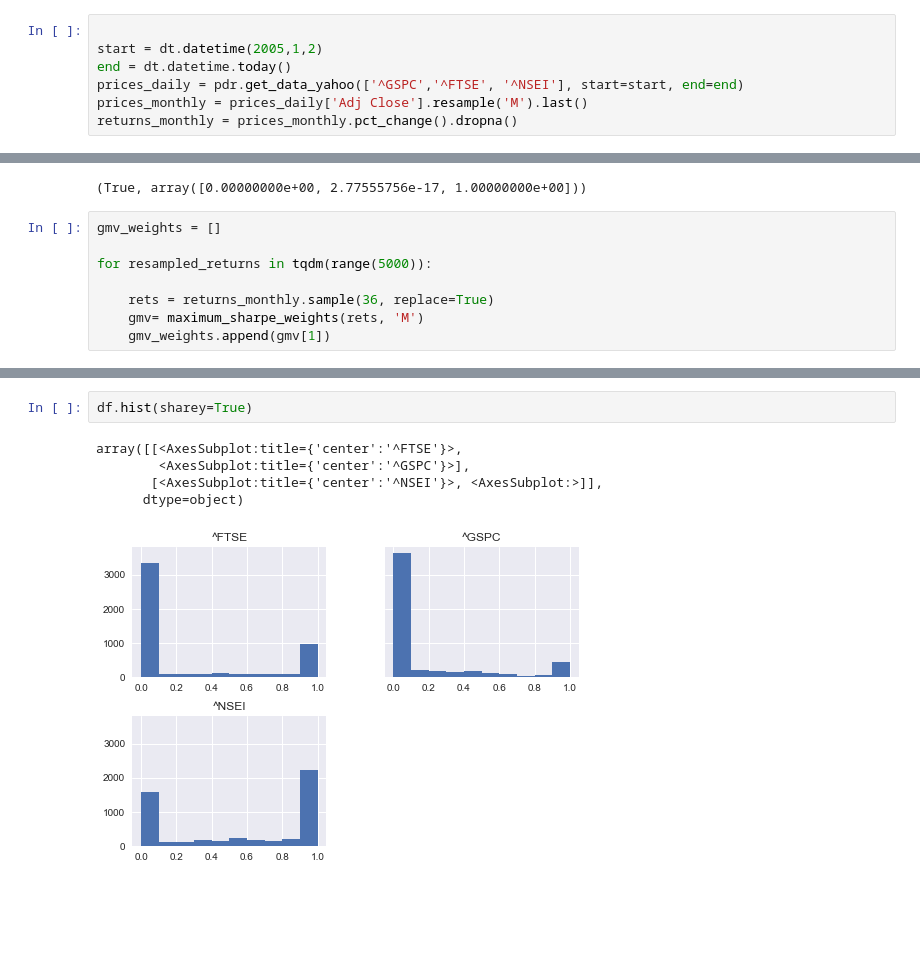
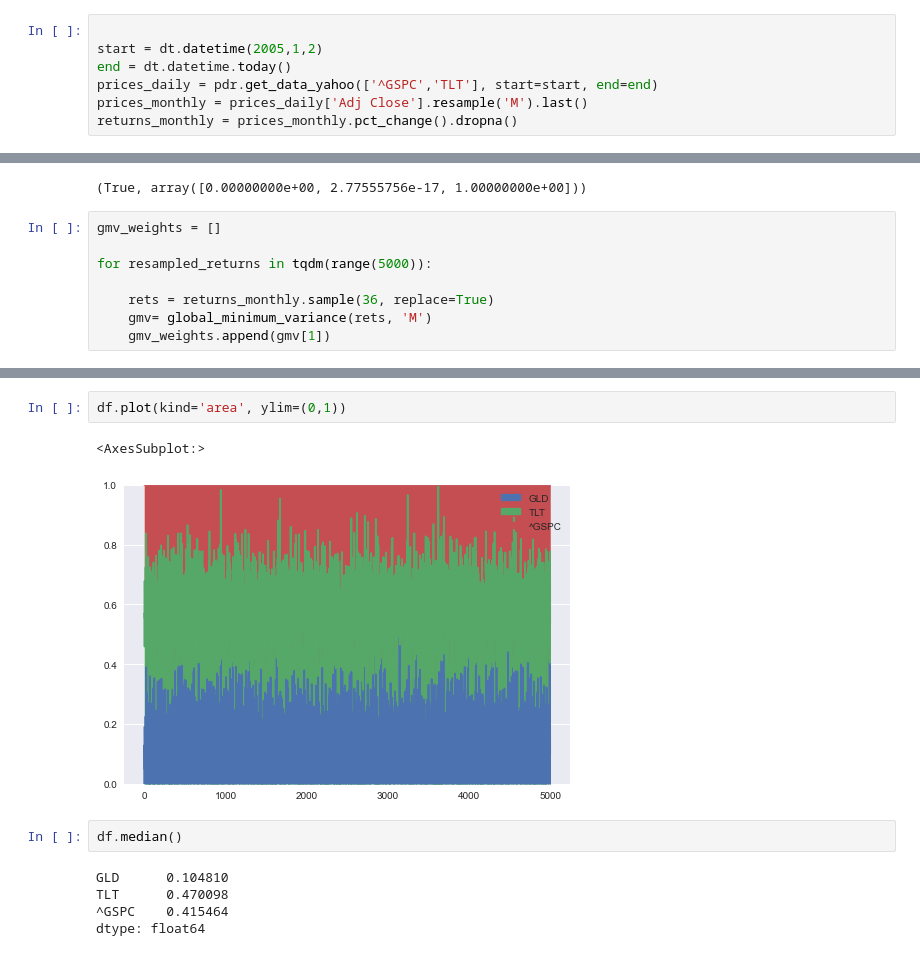
Before and after one commit to Ashrit-K/PyPortfolio, a Jupyter notebook: test.ipynb, the cells around one changed output, grey strips where cells are left out. Saved outputs shown, nothing was run; the diff lists cells and outputs as text; blank space fills up the shorter version.

```diff
--- a/test.ipynb
+++ b/test.ipynb
@@ -17,7 +16,7 @@ The autoreload extension is already loaded. To reload it, use:
 
 start = dt.datetime(2005,1,2)
 end = dt.datetime.today()
-prices_daily = pdr.get_data_yahoo(['^GSPC','^FTSE', '^NSEI'], start=start, end=end)
+prices_daily = pdr.get_data_yahoo(['^GSPC','TLT'], start=start, end=end)
 prices_monthly = prices_daily['Adj Close'].resample('M').last()
 returns_monthly = prices_monthly.pct_change().dropna()
 # %% [output]
@@ -46,5 +45,5 @@ gmv_weights = []
 for resampled_returns in tqdm(range(5000)):
 
     rets = returns_monthly.sample(36, replace=True)
-    gmv= maximum_sharpe_weights(rets, 'M')
+    gmv= global_minimum_variance(rets, 'M')
     gmv_weights.append(gmv[1])
@@ -74,8 +52,12 @@ Type:      method
-# %%
-df.hist(sharey=True)
-# %% [output]
-array([[<AxesSubplot:title={'center':'^FTSE'}>,
-        <AxesSubplot:title={'center':'^GSPC'}>],
-       [<AxesSubplot:title={'center':'^NSEI'}>, <AxesSubplot:>]],
-      dtype=object)
-[figure, removed]
+# %%
+df.plot(kind='area', ylim=(0,1))
+# %% [output]
+<AxesSubplot:>
+[figure, added]
+# %%
+df.median()
+# %% [output]
+GLD      0.104810
+TLT      0.470098
+^GSPC    0.415464
+dtype: float64
```
Also changed, not shown: parts of 3 cells of this notebook.
